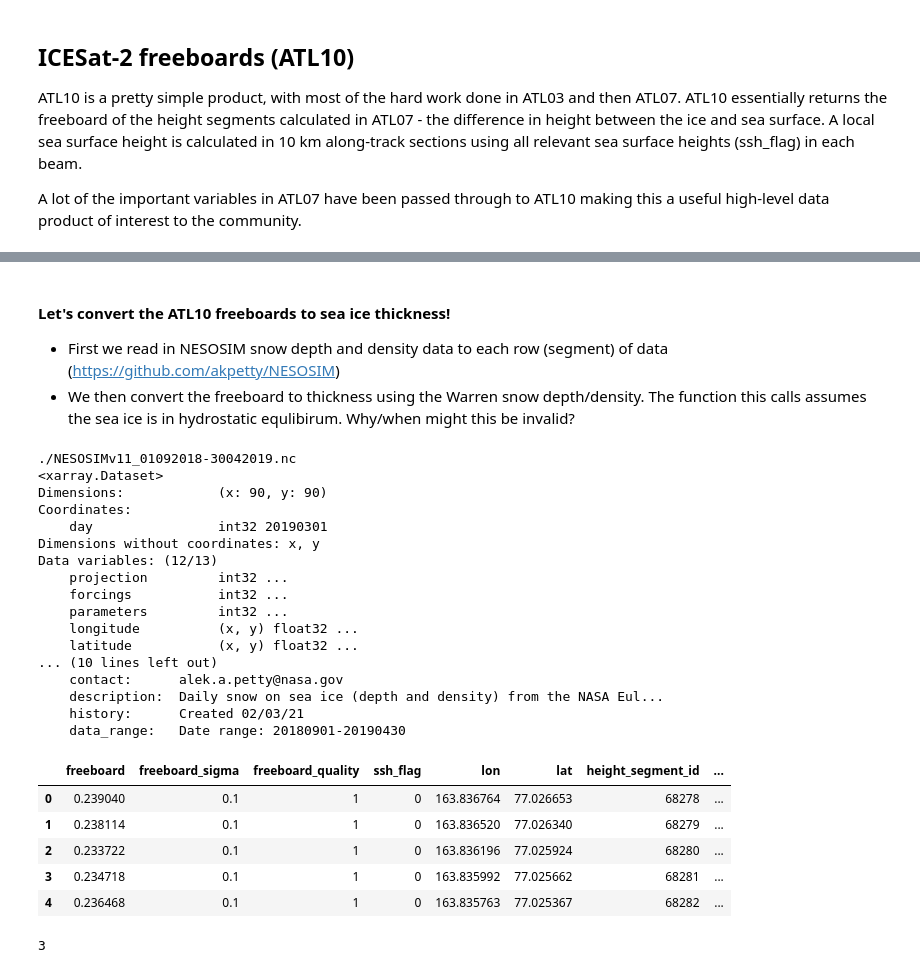
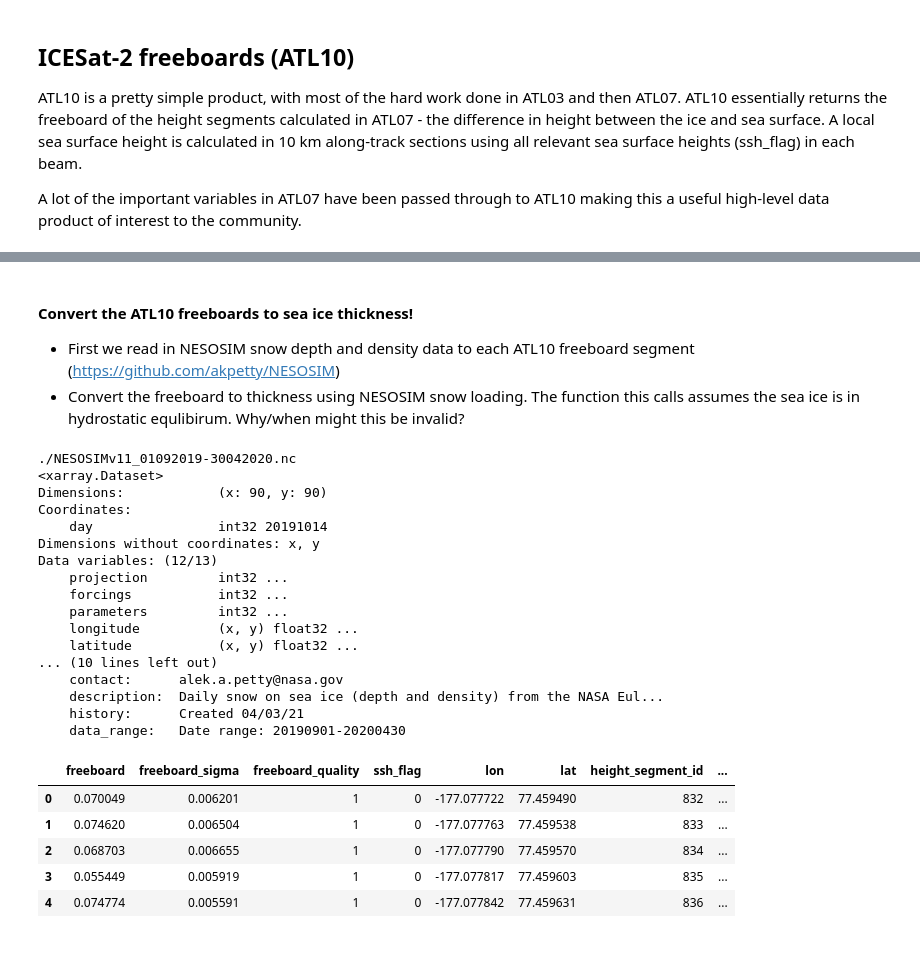
Before and after one commit to akpetty/thickness_uncertainity, a Jupyter notebook: thickness_uncertainity_demo.ipynb, the cells around one changed output, grey strips where cells are left out. Cells and saved outputs as stored; diff of their text form; code cells hidden in the pictures.

```diff
--- a/thickness_uncertainity_demo.ipynb
+++ b/thickness_uncertainity_demo.ipynb
@@ -43,6 +43,6 @@ ATL10 is a pretty simple product, with most of the hard work done in ATL03 and t
 A lot of the important variables in ATL07 have been passed through to ATL10 making this a useful high-level data product of interest to the community.
 # %%
 data_loc='./'
-fname='ATL10-01_20190301101224_09620201_003_03.h5'
+fname='ATL10-01_20191014090019_02670501_003_03.h5'
 fileT= data_loc+fname
 # %% [markdown]
@@ -54,6 +53,6 @@ fileT= data_loc+fname
 # %%
 beamStr='gt1r'
 epsg_string='3411'
-dF10 = ut.get_atl10_freeboards(fileT, beam=beamStr, epsg_string=epsg_string)
+dF10 = ut.get_atl10_freeboards(fileT, beamStr, epsg_string=epsg_string)
 dF10.head()
 # %% [output]
@@ -94,44 +94,40 @@ ax.set_extent([-180, 180, 90, 60], ccrs.PlateCarree())
 # %% [markdown]
-#### Let's convert the ATL10 freeboards to sea ice thickness!
+#### Convert the ATL10 freeboards to sea ice thickness!
 
-* First we read in NESOSIM snow depth and density data to each row (segment) of data (https://github.com/akpetty/NESOSIM)
-* We then convert the freeboard to thickness using the Warren snow depth/density. The function this calls assumes the sea ice is in hydrostatic equlibirum. Why/when might this be invalid?
+* First we read in NESOSIM snow depth and density data to each ATL10 freeboard segment (https://github.com/akpetty/NESOSIM)
+* Convert the freeboard to thickness using NESOSIM snow loading. The function this calls assumes the sea ice is in hydrostatic equlibirum. Why/when might this be invalid?
 # %%
 # First grab and apply the relevant NESOSIM snow depth and density
 
-nesosim_path = './NESOSIMv11_01092018-30042019.nc'
+nesosim_path = './NESOSIMv11_01092019-30042020.nc'
 # Get NESOSIM data for the given day
 nesosim_day=ut.get_nesosim(date_str, nesosim_path)
 
 dF10 = ut.grid_NESOSIM_to_freeboard(dF10, nesosim_day, epsg_string = epsg_string, outSnowVar='snow_depth_N', outDensityVar='snow_density_N', returnMap=False)
 
 dF10.head()
 # %% [output]
-./NESOSIMv11_01092018-30042019.nc
+./NESOSIMv11_01092019-30042020.nc
 <xarray.Dataset>
 Dimensions:            (x: 90, y: 90)
 Coordinates:
-    day                int32 20190301
+    day                int32 20191014
 Dimensions without coordinates: x, y
 Data variables: (12/13)
     projection         int32 ...
     forcings           int32 ...
     parameters         int32 ...
     longitude          (x, y) float32 ...
     latitude           (x, y) float32 ...
 ... (10 lines left out)
     contact:      alek.a.petty@nasa.gov
     description:  Daily snow on sea ice (depth and density) from the NASA Eul...
-    history:      Created 02/03/21
-    data_range:   Date range: 20180901-20190430
+    history:      Created 04/03/21
+    data_range:   Date range: 20190901-20200430
 |  | freeboard | freeboard_sigma | freeboard_quality | ssh_flag | lon | lat | height_segment_id | ... |
-| 0 | 0.239040 | 0.1 | 1 | 0 | 163.836764 | 77.026653 | 68278 | ... |
-| 1 | 0.238114 | 0.1 | 1 | 0 | 163.836520 | 77.026340 | 68279 | ... |
-| 2 | 0.233722 | 0.1 | 1 | 0 | 163.836196 | 77.025924 | 68280 | ... |
-| 3 | 0.234718 | 0.1 | 1 | 0 | 163.835992 | 77.025662 | 68281 | ... |
-| 4 | 0.236468 | 0.1 | 1 | 0 | 163.835763 | 77.025367 | 68282 | ... |
+| 0 | 0.070049 | 0.006201 | 1 | 0 | -177.077722 | 77.459490 | 832 | ... |
+| 1 | 0.074620 | 0.006504 | 1 | 0 | -177.077763 | 77.459538 | 833 | ... |
+| 2 | 0.068703 | 0.006655 | 1 | 0 | -177.077790 | 77.459570 | 834 | ... |
+| 3 | 0.055449 | 0.005919 | 1 | 0 | -177.077817 | 77.459603 | 835 | ... |
+| 4 | 0.074774 | 0.005591 | 1 | 0 | -177.077842 | 77.459631 | 836 | ... |
-# %%
-int(date_str[4:6])
-# %% [output]
-3
 # %%
```
Also changed, not shown: parts of 14 cells of this notebook, 7 other files.
